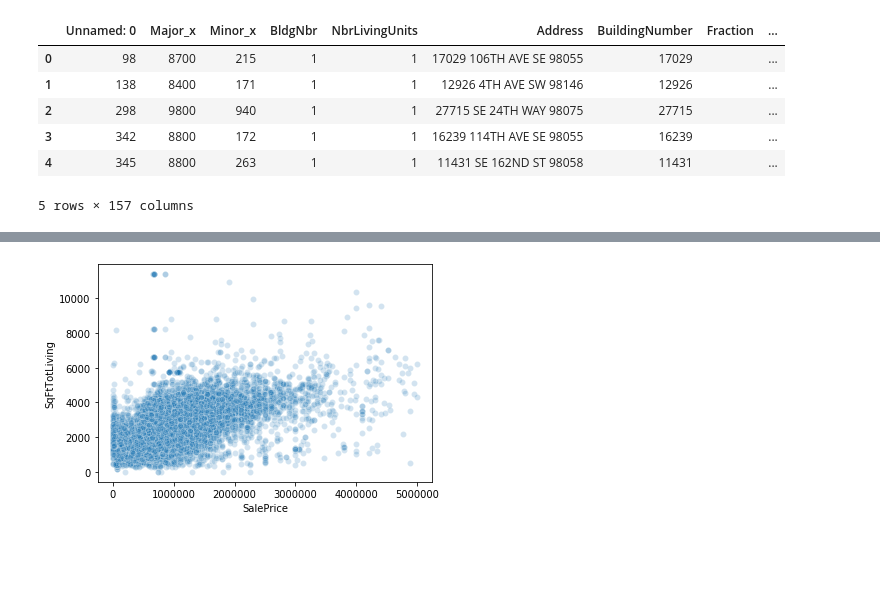
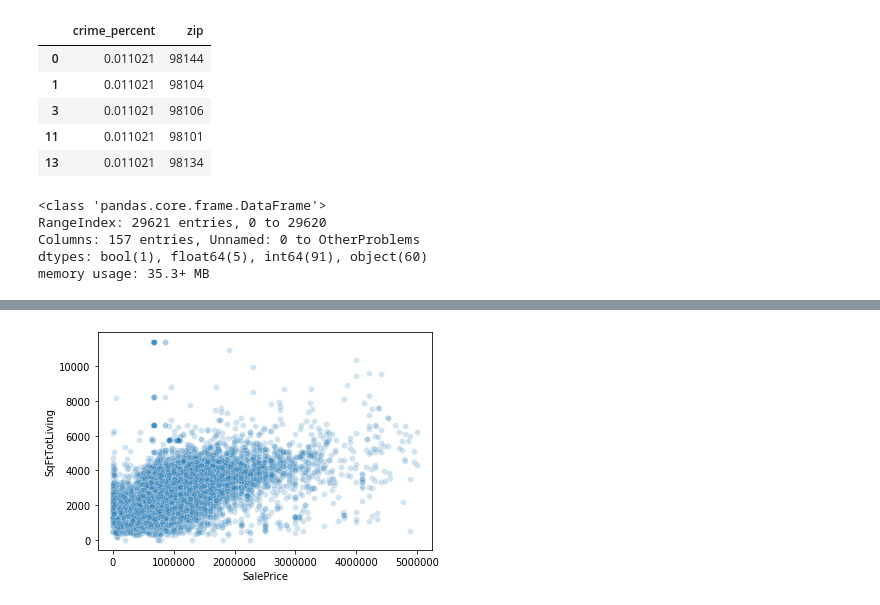
Before and after one commit to sam-thurman/king_county_housing, a Jupyter notebook: notebooks/exploratory/calvin_explore-Copy2.ipynb, the cells around one changed output, grey strips where cells are left out. Saved outputs shown, nothing was run; the diff lists cells and outputs as text; code cells hidden in the pictures; blank space fills up the shorter version.

```diff
--- a/notebooks/exploratory/calvin_explore-Copy2.ipynb
+++ b/notebooks/exploratory/calvin_explore-Copy2.ipynb
@@ -11,0 +64,2 @@ from statsmodels.stats.outliers_influence import variance_inflation_factor
+# %%
+df_crime_pop['crime_percent'] = df_crime_pop['crime_count'] / df_crime_pop['PopTotal']
@@ -11,0 +75,2 @@ from statsmodels.stats.outliers_influence import variance_inflation_factor
+# %%
+df_2 = df_crime_pop.merge(df_crime, how='left', left_on='Name', right_on='city')
@@ -11,0 +87,5 @@ from statsmodels.stats.outliers_influence import variance_inflation_factor
+# %%
+df_2.dropna(inplace=True)
+# %%
+df_2=df_2[['crime_percent', 'zip']]
+df_2.drop_duplicates(inplace=True)
@@ -16,12 +118,19 @@ df = pd.read_csv(path + "housing2019.csv", encoding='latin-1')
 # %%
-df.head()
+df_2.head()
 # %% [output]
-|  | Unnamed: 0 | Major_x | Minor_x | BldgNbr | NbrLivingUnits | Address | BuildingNumber | Fraction | ... |
-| 0 | 98 | 8700 | 215 | 1 | 1 | 17029 106TH AVE SE 98055 | 17029 |  | ... |
-| 1 | 138 | 8400 | 171 | 1 | 1 | 12926 4TH AVE SW 98146 | 12926 |  | ... |
-| 2 | 298 | 9800 | 940 | 1 | 1 | 27715 SE 24TH WAY 98075 | 27715 |  | ... |
-| 3 | 342 | 8800 | 172 | 1 | 1 | 16239 114TH AVE SE 98055 | 16239 |  | ... |
-| 4 | 345 | 8800 | 263 | 1 | 1 | 11431 SE 162ND ST 98058 | 11431 |  | ... |
+|  | crime_percent | zip |
+| 0 | 0.011021 | 98144 |
+| 1 | 0.011021 | 98104 |
+| 3 | 0.011021 | 98106 |
+| 11 | 0.011021 | 98101 |
+| 13 | 0.011021 | 98134 |
-5 rows × 157 columns
+# %%
+df.info()
+# %% [output]
+<class 'pandas.core.frame.DataFrame'>
+RangeIndex: 29621 entries, 0 to 29620
+Columns: 157 entries, Unnamed: 0 to OtherProblems
+dtypes: bool(1), float64(5), int64(91), object(60)
+memory usage: 35.3+ MB
 # %%
 # df_filtered = df[(df['SalePrice'] > 10) & (df['SalePrice'] < 5000000) & (df['SqFtTotLiving'] < 50000)]
```
Also changed, not shown: parts of 20 cells of this notebook, 7 other files.
